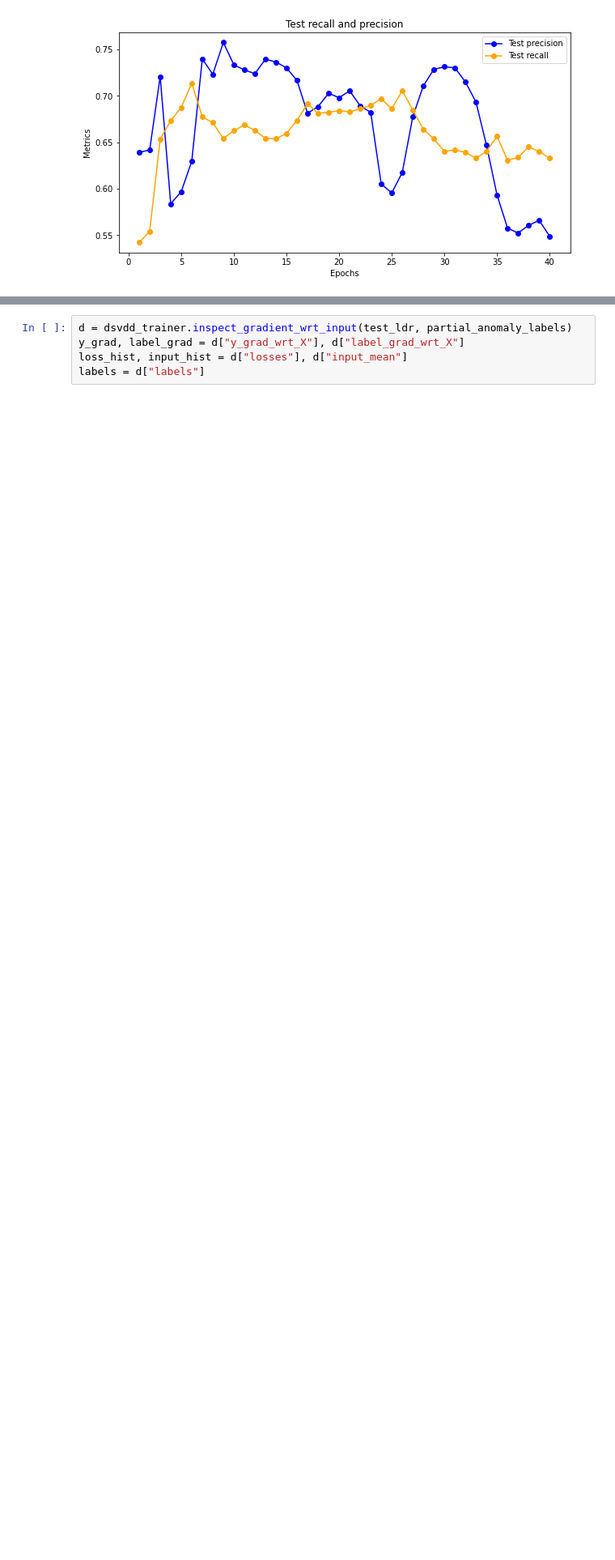
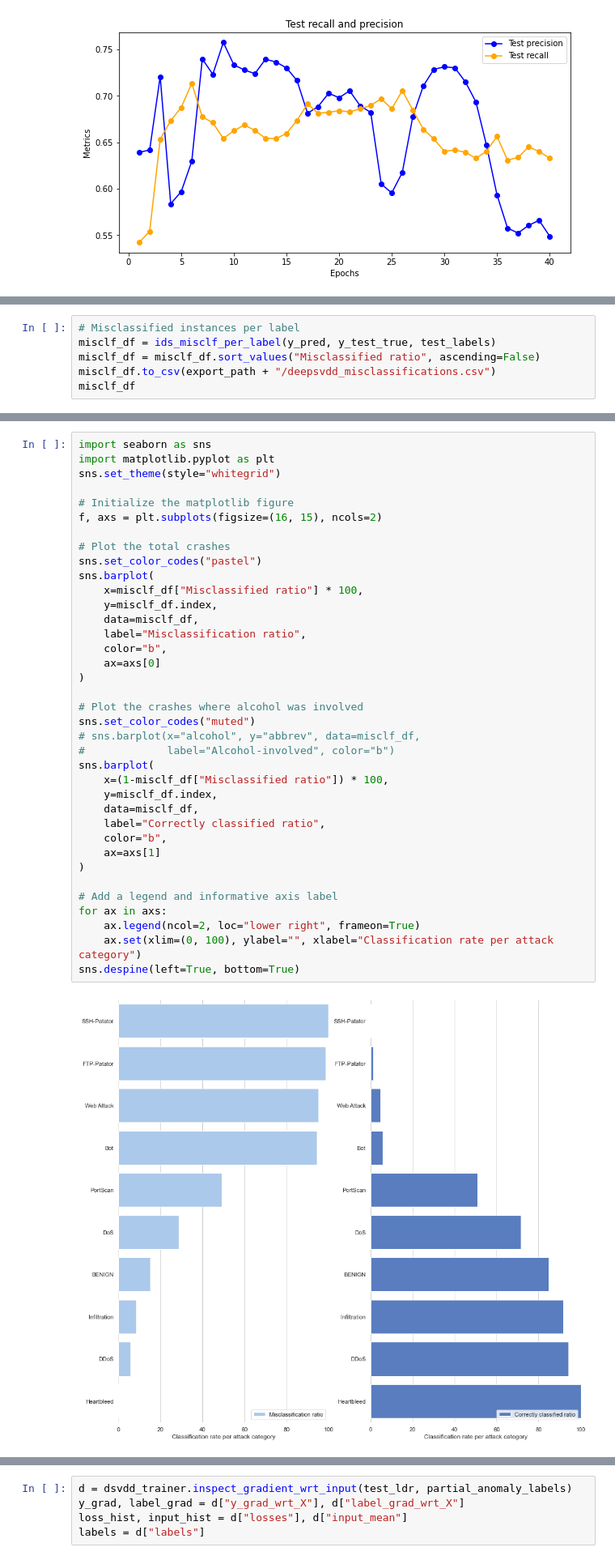
Before and after one commit to ireydiak/anomaly_detection_NRCAN, a Jupyter notebook: notebooks/multiclass_ids.ipynb, the cells around one changed output, grey strips where cells are left out. Shown at 81% size. Saved outputs shown, nothing was run; the diff lists cells and outputs as text; blank space fills up the shorter version.

```diff
--- a/notebooks/multiclass_ids.ipynb
+++ b/notebooks/multiclass_ids.ipynb
@@ -123,0 +132,6 @@ dsvdd_trainer, dsvdd_model = DeepSVDDIDSTrainer.load_from_file(dsvdd_best_fname,
+# %%
+# Misclassified instances per label
+misclf_df = ids_misclf_per_label(y_pred, y_test_true, test_labels)
+misclf_df = misclf_df.sort_values("Misclassified ratio", ascending=False)
+misclf_df.to_csv(export_path + "/deepsvdd_misclassifications.csv")
+misclf_df
@@ -123,0 +150,39 @@ dsvdd_trainer, dsvdd_model = DeepSVDDIDSTrainer.load_from_file(dsvdd_best_fname,
+# %%
+import seaborn as sns
+import matplotlib.pyplot as plt
+sns.set_theme(style="whitegrid")
+
+# Initialize the matplotlib figure
+f, axs = plt.subplots(figsize=(16, 15), ncols=2)
+
+# Plot the total crashes
+sns.set_color_codes("pastel")
+sns.barplot(
+    x=misclf_df["Misclassified ratio"] * 100,
+    y=misclf_df.index,
+    data=misclf_df,
+    label="Misclassification ratio",
+    color="b",
+    ax=axs[0]
+)
+
+# Plot the crashes where alcohol was involved
+sns.set_color_codes("muted")
+# sns.barplot(x="alcohol", y="abbrev", data=misclf_df,
+#             label="Alcohol-involved", color="b")
+sns.barplot(
+    x=(1-misclf_df["Misclassified ratio"]) * 100,
+    y=misclf_df.index,
+    data=misclf_df,
+    label="Correctly classified ratio",
+    color="b",
+    ax=axs[1]
+)
+
+# Add a legend and informative axis label
+for ax in axs:
+    ax.legend(ncol=2, loc="lower right", frameon=True)
+    ax.set(xlim=(0, 100), ylabel="", xlabel="Classification rate per attack category")
+sns.despine(left=True, bottom=True)
+# %% [output]
+[figure, added]
```
Also changed, not shown: parts of 19 cells of this notebook, 2 other files.
